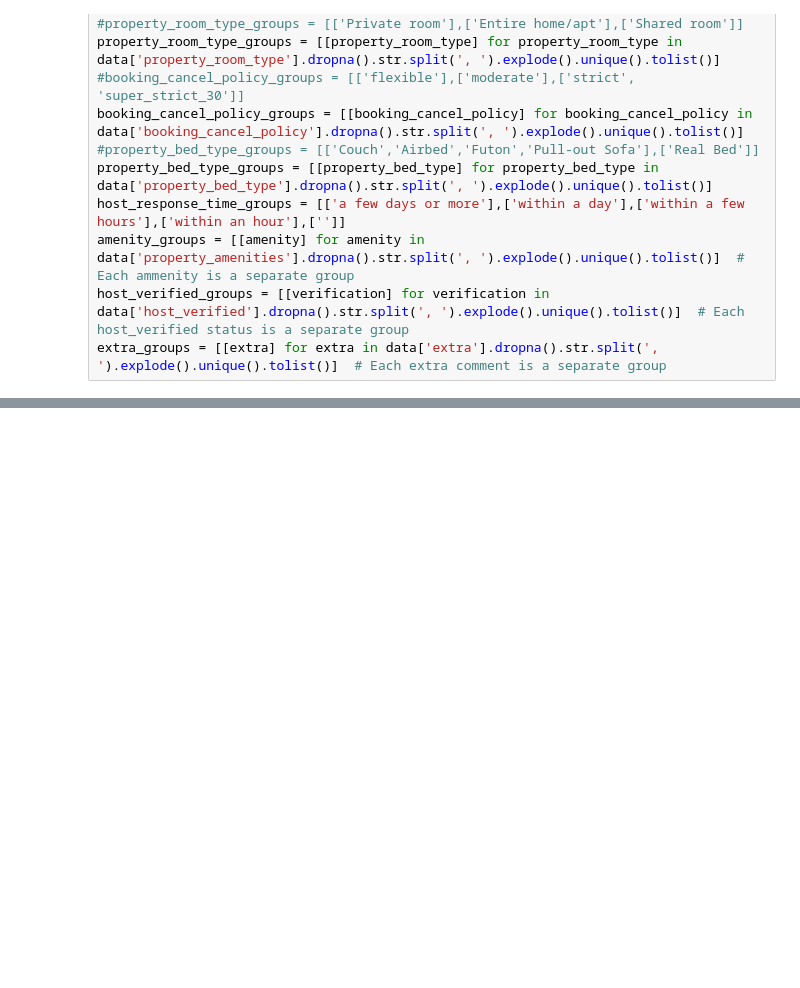
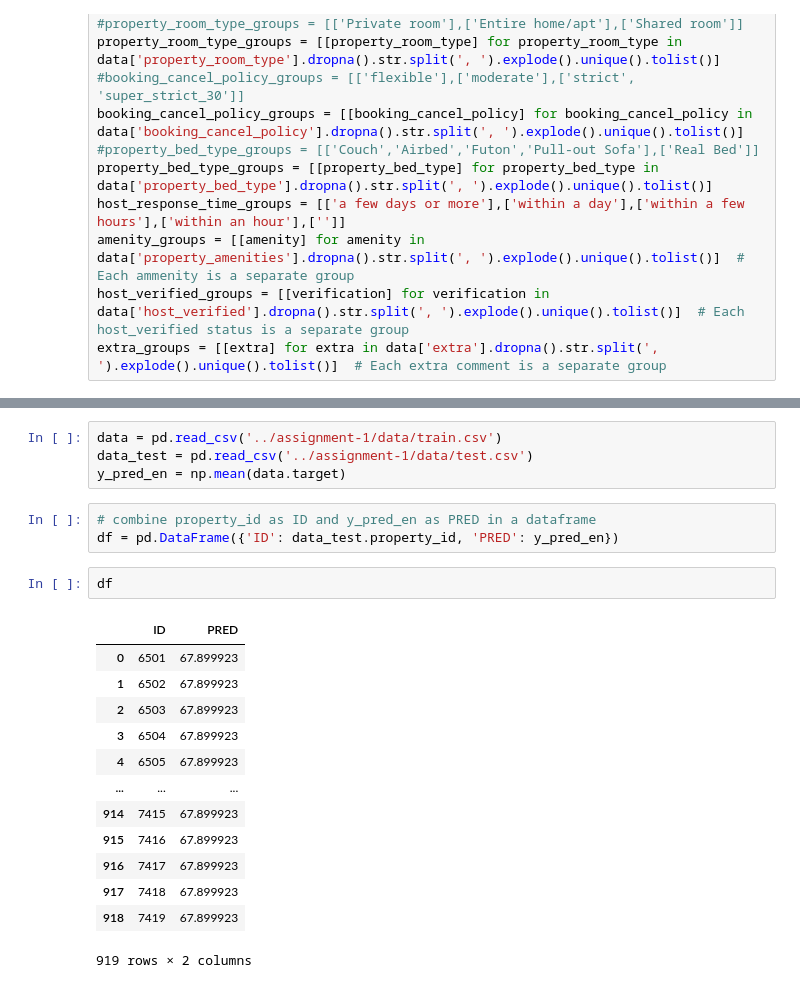
Before and after one commit to StefHerregods/AdvancedAnalytics_projects, a Jupyter notebook: assignment-1/model_Stef.ipynb, the cells around one changed output, grey strips where cells are left out. Saved outputs shown, nothing was run; the diff lists cells and outputs as text; blank space fills up the shorter version.

```diff
--- a/assignment-1/model_Stef.ipynb
+++ b/assignment-1/model_Stef.ipynb
@@ -118,0 +836,23 @@ RMSE: 51.543302243042774
+# %%
+data = pd.read_csv('../assignment-1/data/train.csv')
+data_test = pd.read_csv('../assignment-1/data/test.csv')
+y_pred_en = np.mean(data.target)
+# %%
+# combine property_id as ID and y_pred_en as PRED in a dataframe
+df = pd.DataFrame({'ID': data_test.property_id, 'PRED': y_pred_en})
+# %%
+df
+# %% [output]
+|  | ID | PRED |
+| 0 | 6501 | 67.899923 |
+| 1 | 6502 | 67.899923 |
+| 2 | 6503 | 67.899923 |
+| 3 | 6504 | 67.899923 |
+| 4 | 6505 | 67.899923 |
+| ... | ... | ... |
+| 914 | 7415 | 67.899923 |
+| 915 | 7416 | 67.899923 |
+| 916 | 7417 | 67.899923 |
+| 917 | 7418 | 67.899923 |
+| 918 | 7419 | 67.899923 |
+919 rows × 2 columns
```
Also changed, not shown: parts of 18 cells of this notebook.
